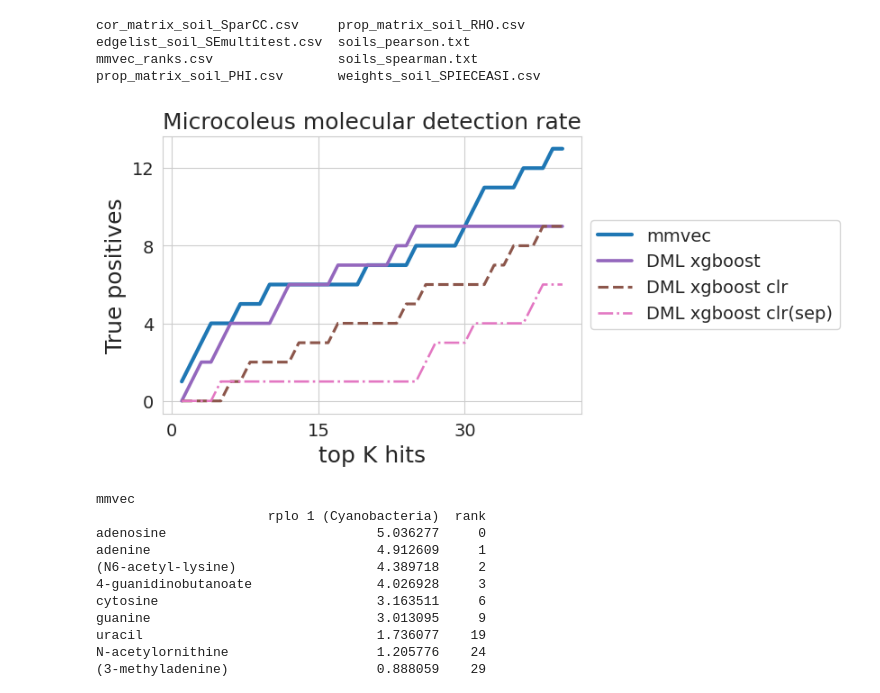
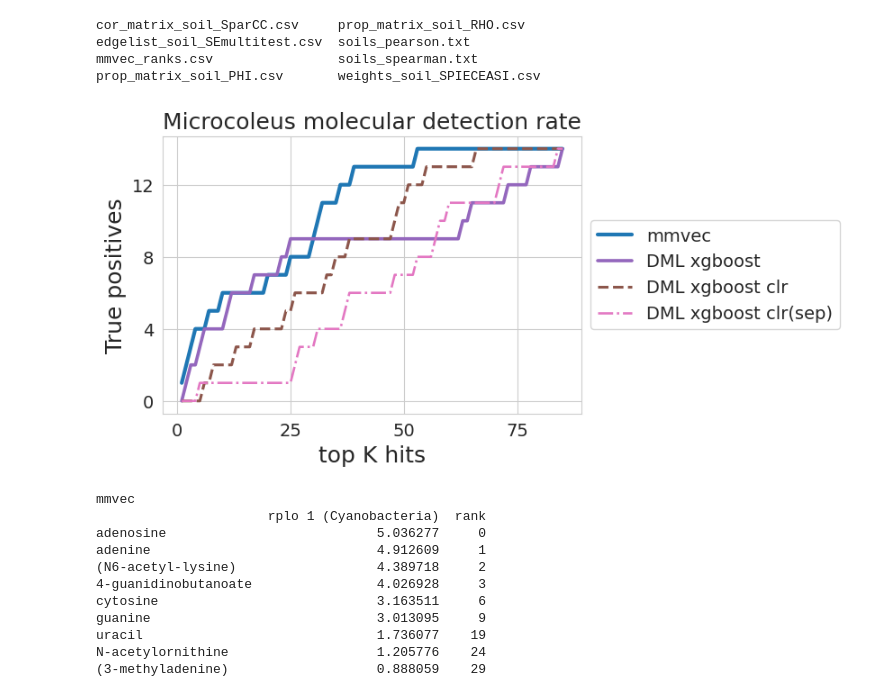
Before and after one commit to DriesDeRyck/thesis, a Jupyter notebook: soil/evaluate-biocrust.ipynb, the cells around one changed output. Saved outputs shown, nothing was run; the diff lists cells and outputs as text; code cells hidden in the pictures.

```diff
--- a/soil/evaluate-biocrust.ipynb
+++ b/soil/evaluate-biocrust.ipynb
@@ -119,7 +119,7 @@ def roc_f(ranks, tool):
     if tool == 'phi':
         r = 1 / r
 
-    res = _edge_roc_curve(r, edges, k_max=40)
+    res = _edge_roc_curve(r, edges, k_max=85)
     return res
 
 # Include DML rank names
@@ -159,25 +159,25 @@ for res in rocs:
 # %%
 # mpl.rcParams['axes.prop_cycle'] = mpl.cycler(color=["k", "b", "g", "r", "y"])
 fig, ax = plt.subplots(figsize=(6, 4))
 #plt.subplots_adjust(wspace=0.4, hspace=0.5)
 
 for i, (tool, roc) in enumerate(zip(tools, rocs)):
     lw = 3 - 1.5 * i / len(rocs)
-    ls = [ '-', '--', '-.', ':'][i % 4]
+    ls = ['-', '-', '--', '-.', ':'][i % 4]
     colors = ["C0", "C4", "C5", "C6"] # colors for xgboost figure
-    ax.plot(roc[0]['TP'], label=tool, linewidth=lw, linestyle=ls)
+    ax.plot(roc[0]['TP'], label=tool, linewidth=lw, linestyle=ls, color=colors[i])
     ax.set_ylabel('True positives', fontsize=18)
     ax.set_xlabel('top K hits', fontsize=18)
     ax.tick_params(axis="x", labelsize=14)
     ax.tick_params(axis="y", labelsize=14)
     ax.xaxis.set_major_locator(plt.MaxNLocator(4))
     ax.yaxis.set_major_locator(plt.MaxNLocator(4))
 
 ax.set_title('Microcoleus molecular detection rate', fontsize=18)
 ax.legend(loc='center left', bbox_to_anchor=(1, 0.5), fontsize=14)
 
 timestamp = datetime.datetime.now().strftime("%Y-%m-%d_%H:%M:%S")
 plt.savefig(f"./figures/biocrust_clr_{timestamp}.png", bbox_inches='tight')
 # %% [output]
-[figure, old version]
+[figure, new version]
 # %%
```
Also changed, not shown: parts of 2 cells of this notebook, 9 other files.
